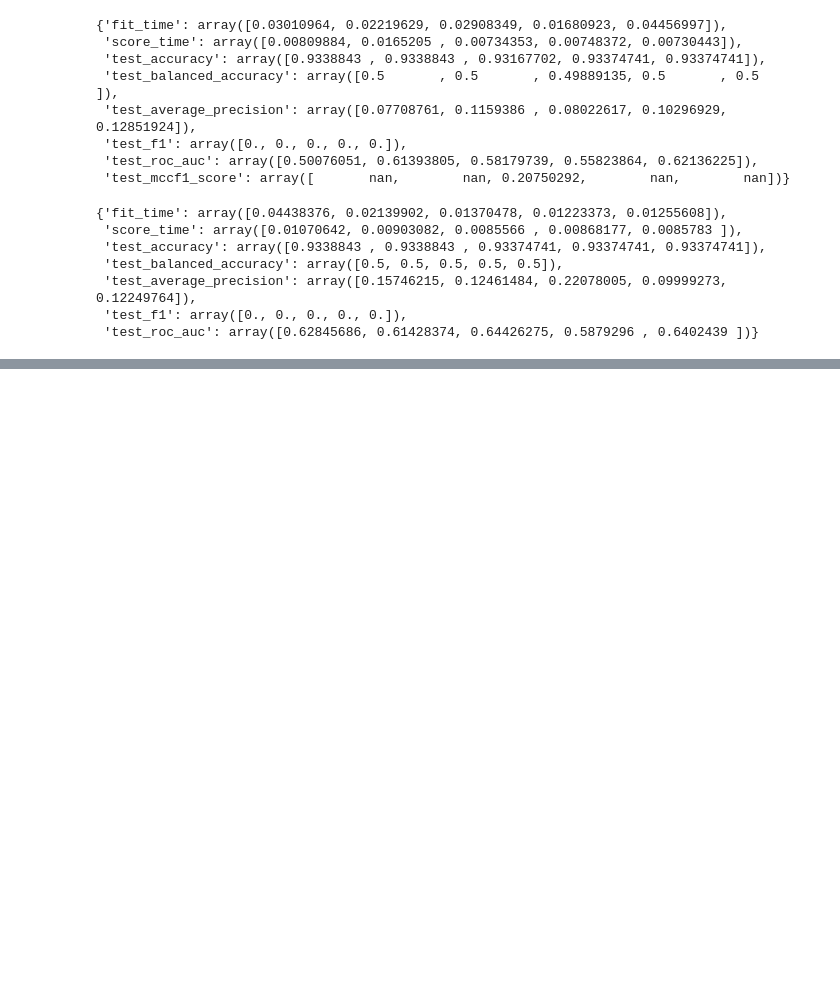
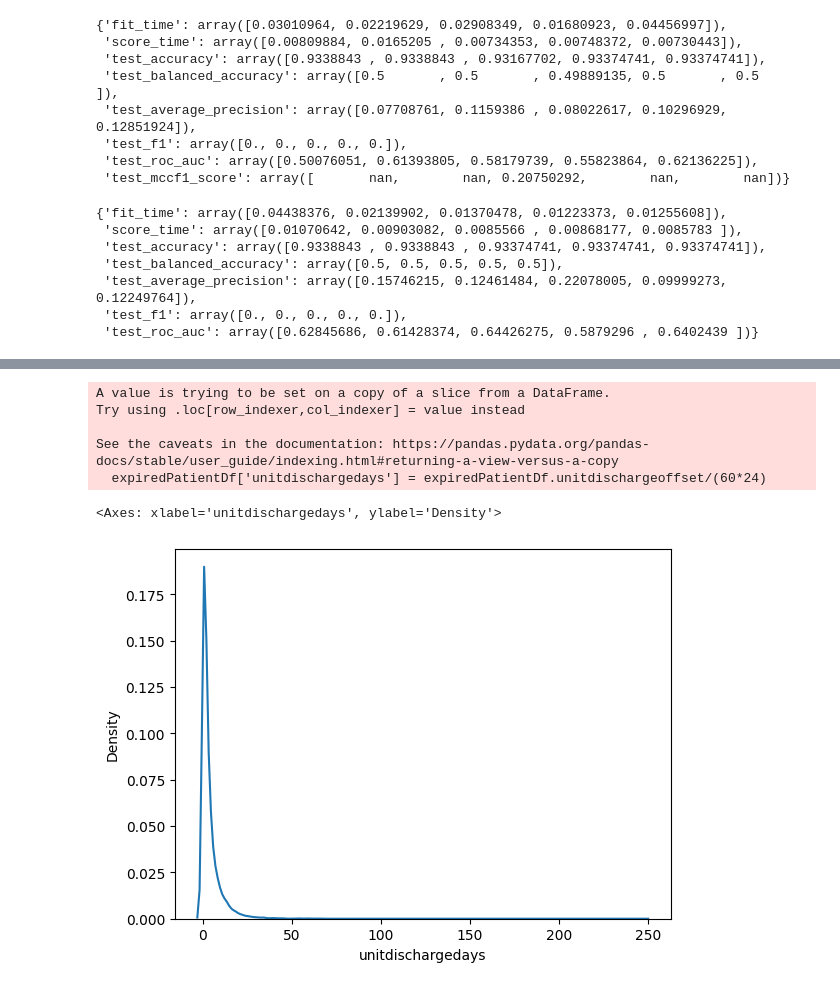
Before and after one commit to ryashpal/eICU-EHR-Pipeline, a Jupyter notebook: notebooks/testing.ipynb, the cells around one changed output, grey strips where cells are left out. Drawn from its saved outputs; the diff is of its cells as text; code cells hidden in the pictures; blank space fills up the shorter version.

```diff
--- a/notebooks/testing.ipynb
+++ b/notebooks/testing.ipynb
@@ -517,0 +546,5 @@ lrScores
+# %%
+import pandas as pd
+
+patientDf = pd.read_csv('/home/yram0006/phd/chapter_2/workspace/eICU-EHR-Pipeline/data/eICU/patient.csv')
+patientDf
@@ -517,0 +565,3 @@ lrScores
+# %%
+expiredPatientDf = patientDf[patientDf.unitdischargestatus == 'Expired']
+expiredPatientDf
@@ -517,0 +582,15 @@ lrScores
+# %%
+expiredPatientDf['unitdischargedays'] = expiredPatientDf.unitdischargeoffset/(60*24)
+# %% [output]
+A value is trying to be set on a copy of a slice from a DataFrame.
+Try using .loc[row_indexer,col_indexer] = value instead
+
+See the caveats in the documentation: https://pandas.pydata.org/pandas-docs/stable/user_guide/indexing.html#returning-a-view-versus-a-copy
+  expiredPatientDf['unitdischargedays'] = expiredPatientDf.unitdischargeoffset/(60*24)
+# %%
+import seaborn as sns
+
+sns.kdeplot(data=expiredPatientDf, x="unitdischargedays")
+# %% [output]
+<Axes: xlabel='unitdischargedays', ylabel='Density'>
+[figure, added]
```
Also changed, not shown: parts of 9 cells of this notebook, 5 other files.
